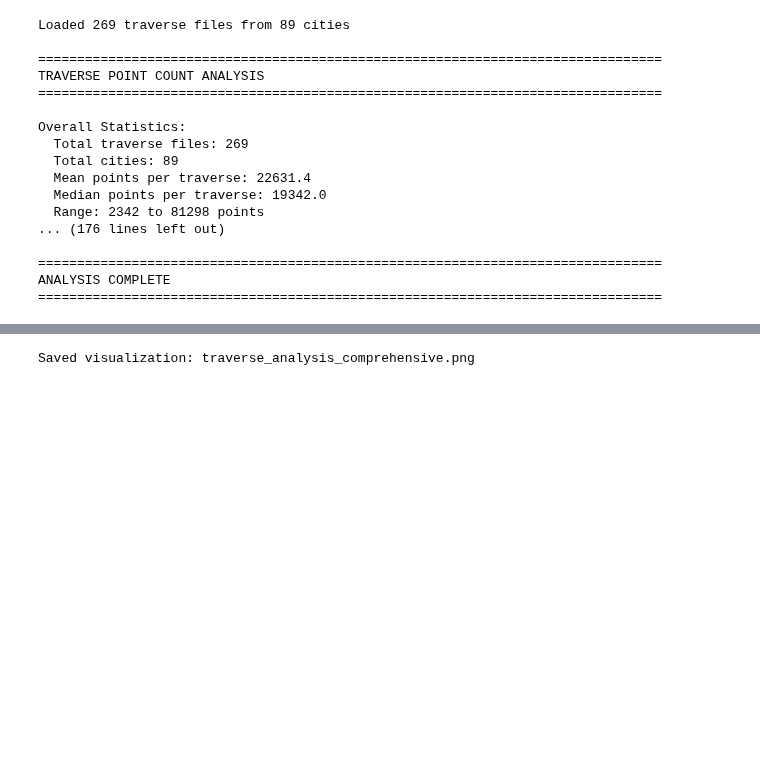
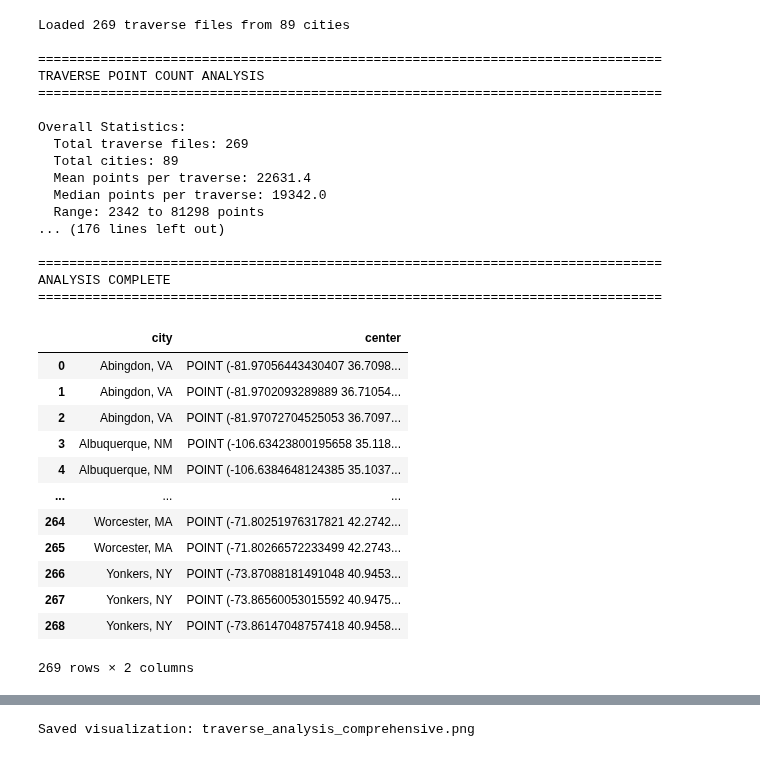
Before and after one commit to anlawyer/heat-watch-analysis, a Jupyter notebook: initial-traverse-analysis.ipynb, the cells around one changed output, grey strips where cells are left out. Cells and saved outputs as stored; diff of their text form; code cells hidden in the pictures; blank space fills up the shorter version.

```diff
--- a/initial-traverse-analysis.ipynb
+++ b/initial-traverse-analysis.ipynb
@@ -442,3 +465,29 @@ Overall Statistics:
 ================================================================================
 ANALYSIS COMPLETE
 ================================================================================
+# %%
+# centers = df.groupby('city')[['center']]
+centers = df[['city', 'center']]
+centers
+# .geometry.unary_union.centroid
+
+grouped_series = df.groupby("city").apply(
+    lambda g: g['center'].geometry.unary_union.centroid
+)
+
+df_flat = grouped_series.reset_index(name="geometry")
+gdf = gpd.GeoDataFrame(df_flat, geometry="geometry", crs="EPSG:4326")
+# %% [output]
+|  | city | center |
+| 0 | Abingdon, VA | POINT (-81.97056443430407 36.7098... |
+| 1 | Abingdon, VA | POINT (-81.9702093289889 36.71054... |
+| 2 | Abingdon, VA | POINT (-81.97072704525053 36.7097... |
+| 3 | Albuquerque, NM | POINT (-106.63423800195658 35.118... |
+| 4 | Albuquerque, NM | POINT (-106.6384648124385 35.1037... |
+| ... | ... | ... |
+| 264 | Worcester, MA | POINT (-71.80251976317821 42.2742... |
+| 265 | Worcester, MA | POINT (-71.80266572233499 42.2743... |
+| 266 | Yonkers, NY | POINT (-73.87088181491048 40.9453... |
+| 267 | Yonkers, NY | POINT (-73.86560053015592 40.9475... |
+| 268 | Yonkers, NY | POINT (-73.86147048757418 40.9458... |
+269 rows × 2 columns
```
Also changed, not shown: parts of 6 cells of this notebook, 2 other files.
